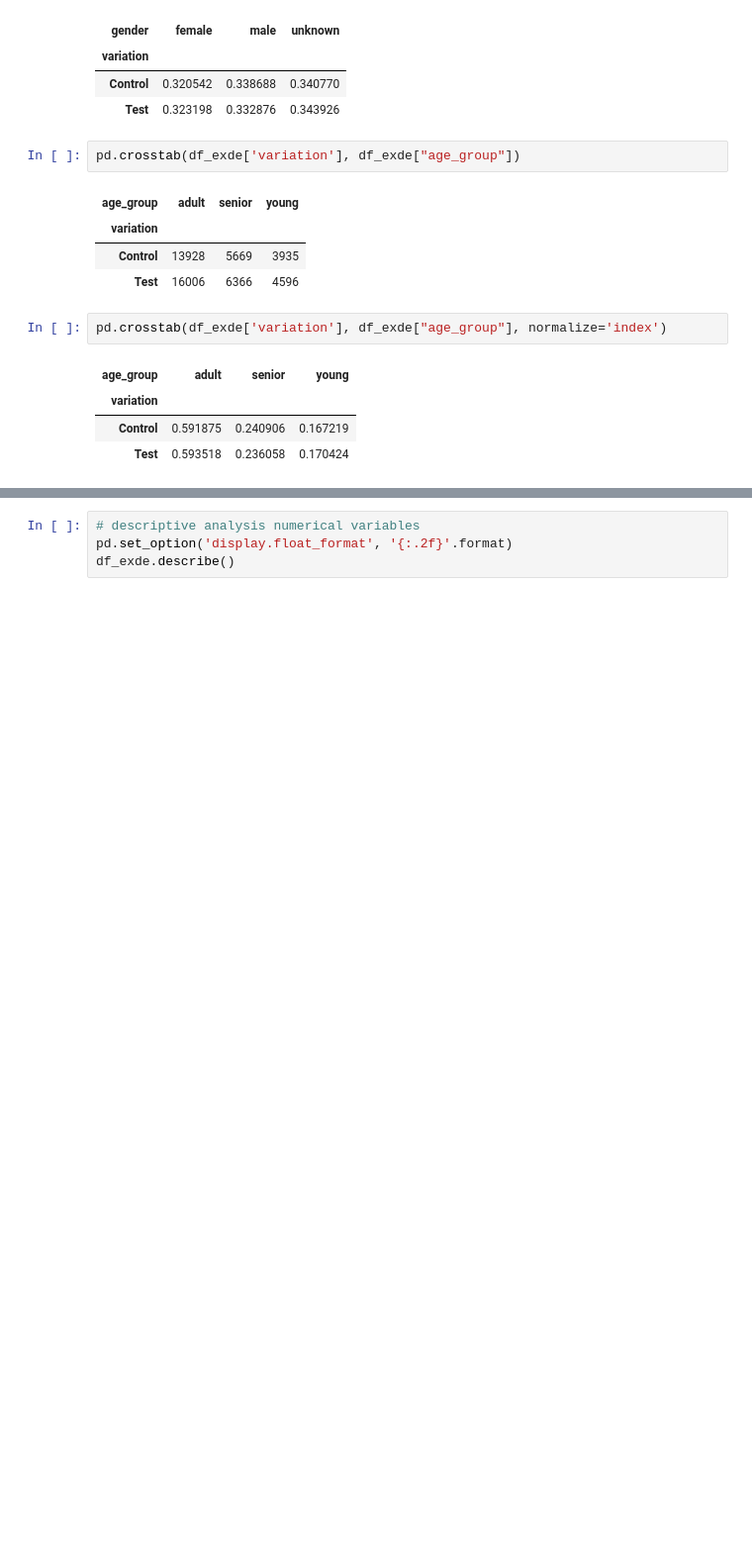
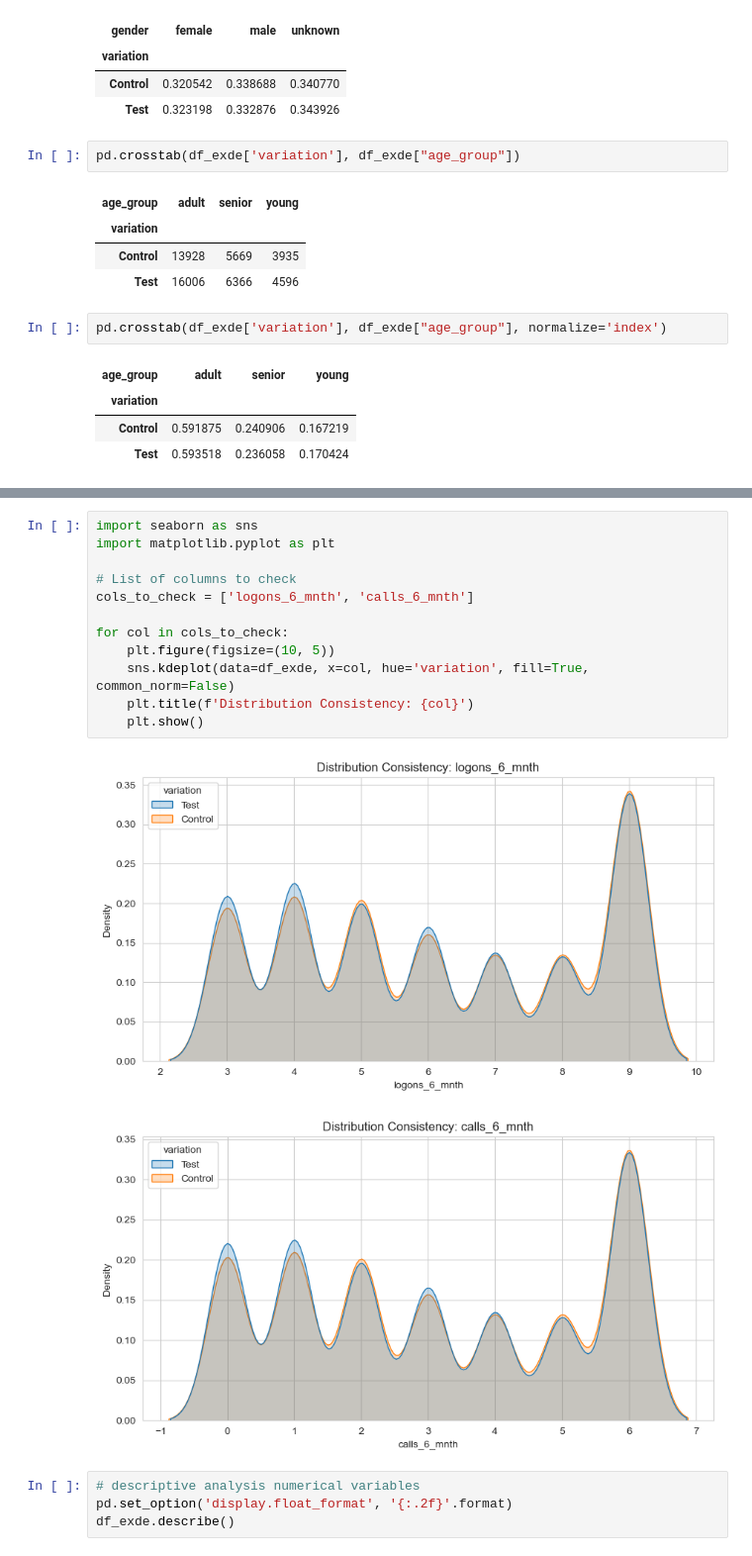
Before and after one commit to helenakrenzlin/vanguard-ab-test, a Jupyter notebook: data-cleaning-exde.ipynb, the cells around one changed output, grey strips where cells are left out. Shown at 99% size. Saved outputs shown, nothing was run; the diff lists cells and outputs as text; blank space fills up the shorter version.

```diff
--- a/data-cleaning-exde.ipynb
+++ b/data-cleaning-exde.ipynb
@@ -285,3 +320,18 @@ pd.crosstab(df_exde['variation'], df_exde["age_group"], normalize='index')
+# %%
+import seaborn as sns
+import matplotlib.pyplot as plt
+
+# List of columns to check
+cols_to_check = ['logons_6_mnth', 'calls_6_mnth']
+
+for col in cols_to_check:
+    plt.figure(figsize=(10, 5))
+    sns.kdeplot(data=df_exde, x=col, hue='variation', fill=True, common_norm=False)
+    plt.title(f'Distribution Consistency: {col}')
+    plt.show()
+# %% [output]
+[figure, added]
+[figure, added]
 # %%
 # descriptive analysis numerical variables
 pd.set_option('display.float_format', '{:.2f}'.format)
```
Also changed, not shown: parts of 15 cells of this notebook, 10 other files.
